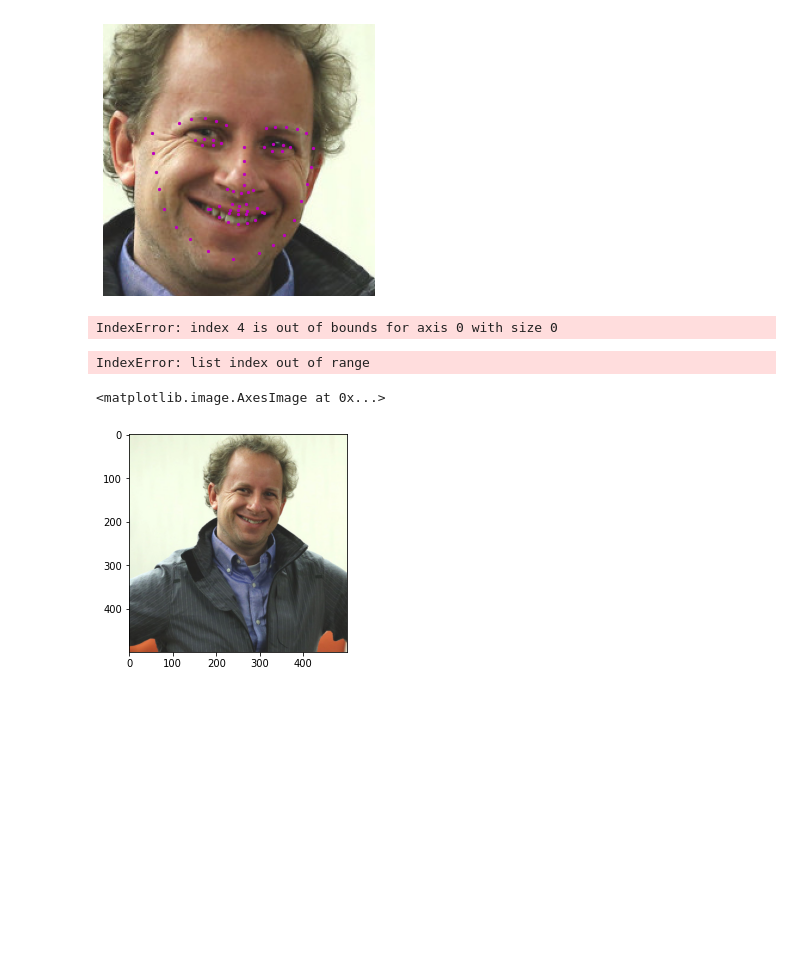
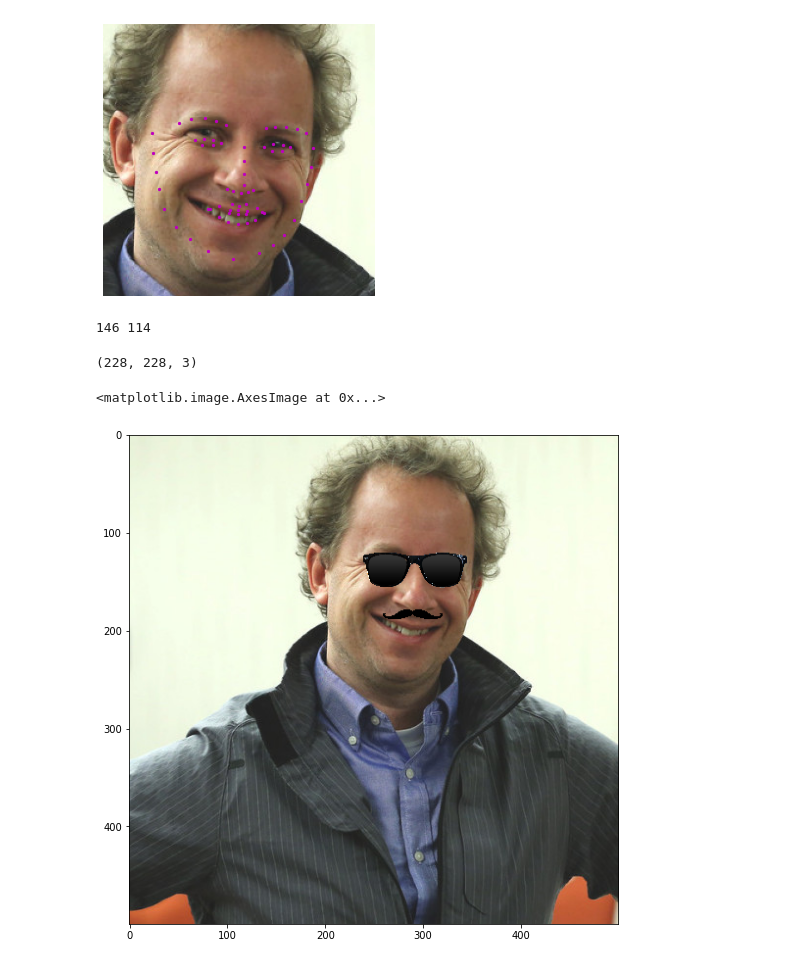
Before and after one commit to s-mayorov/computer_vision_projects, a Jupyter notebook: object_detection/facial_keypoints/pytorch/detection.ipynb, the cells around one changed output. Saved outputs shown, nothing was run; the diff lists cells and outputs as text; code cells hidden in the pictures; blank space fills up the shorter version.

```diff
--- a/object_detection/facial_keypoints/pytorch/detection.ipynb
+++ b/object_detection/facial_keypoints/pytorch/detection.ipynb
@@ -17,6 +17,13 @@ plt.imshow(image)
 # %% [output]
 <matplotlib.image.AxesImage at 0x...>
 [figure]
+# %%
+from inference import full_image_process
+
+image = cv2.imread('images/jeremy-howard.jpg')
+
+fig = plt.figure(figsize=(9,9))
+plt.imshow(full_image_process(image))
 # %%
 face_cascade = cv2.CascadeClassifier('detector_architectures/haarcascade_frontalface_default.xml')
 faces = face_cascade.detectMultiScale(image, 1.2, 2)
@@ -127,8 +134,9 @@ for i in range(faces_count):
     image_copy[y:y+h,x:x+w] = roi_color
 
     # 33 = bottom of nose
-    x = int(abs(keypoints[i][33,1] - keypoints[i][51,1]))
-    y = int(abs(keypoints[i][33,0] - keypoints[i][51,0]))
+    x = int(keypoints[i][33, 0])
+    y = int((keypoints[i][33,1] + keypoints[i][51,1])/2)
+    print(y,x)
 
     # height and width of moustache
     # h = length of mouth
@@ -159,7 +167,7 @@ for i in range(faces_count):
 
     faces_with_glasses.append(image_copy)
 # %% [output]
-IndexError: index 4 is out of bounds for axis 0 with size 0
+146 114
 # %%
 for i in range(faces_count):
     face_with_glasses = faces_with_glasses[i]
@@ -169,9 +177,10 @@ for i in range(faces_count):
     x,y,w,h = faces[i]
     image[y-padding:y+h+padding, x-padding:x+w+padding] = resized_back
 # %% [output]
-IndexError: list index out of range
+(228, 228, 3)
-# %%
-plt.imshow(image)
-# %% [output]
-<matplotlib.image.AxesImage at 0x...>
-[figure, removed]
+# %%
+fig = plt.figure(figsize=(9,9))
+plt.imshow(image)
+# %% [output]
+<matplotlib.image.AxesImage at 0x...>
+[figure, added]
```
Also changed, not shown: 4 other files.
